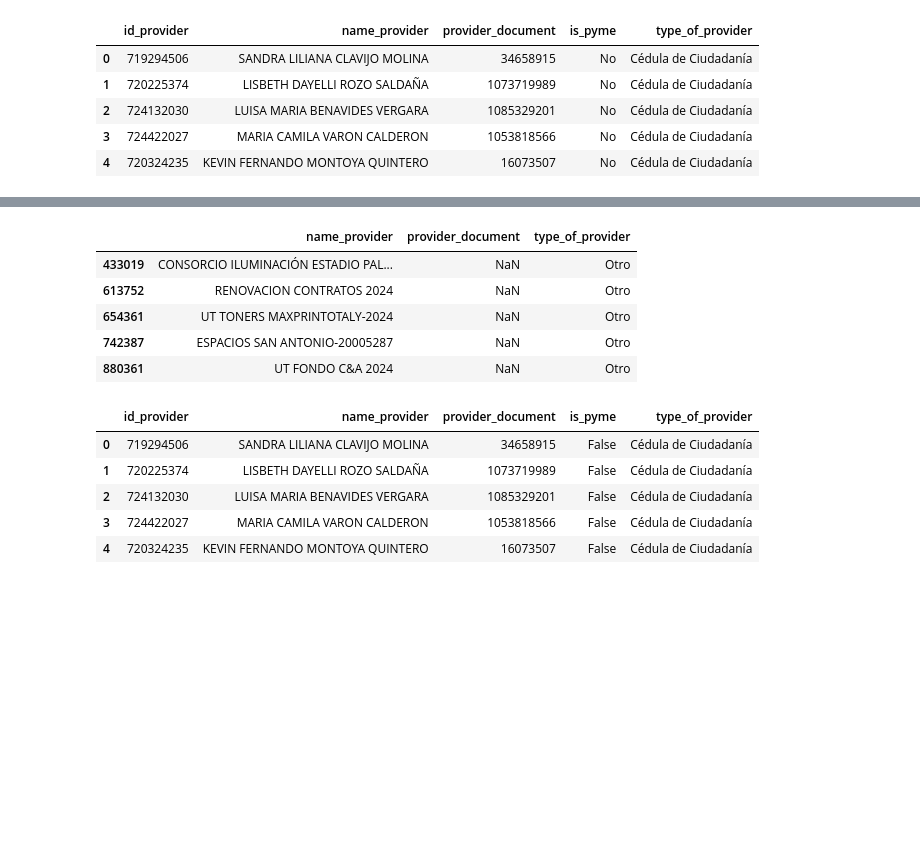
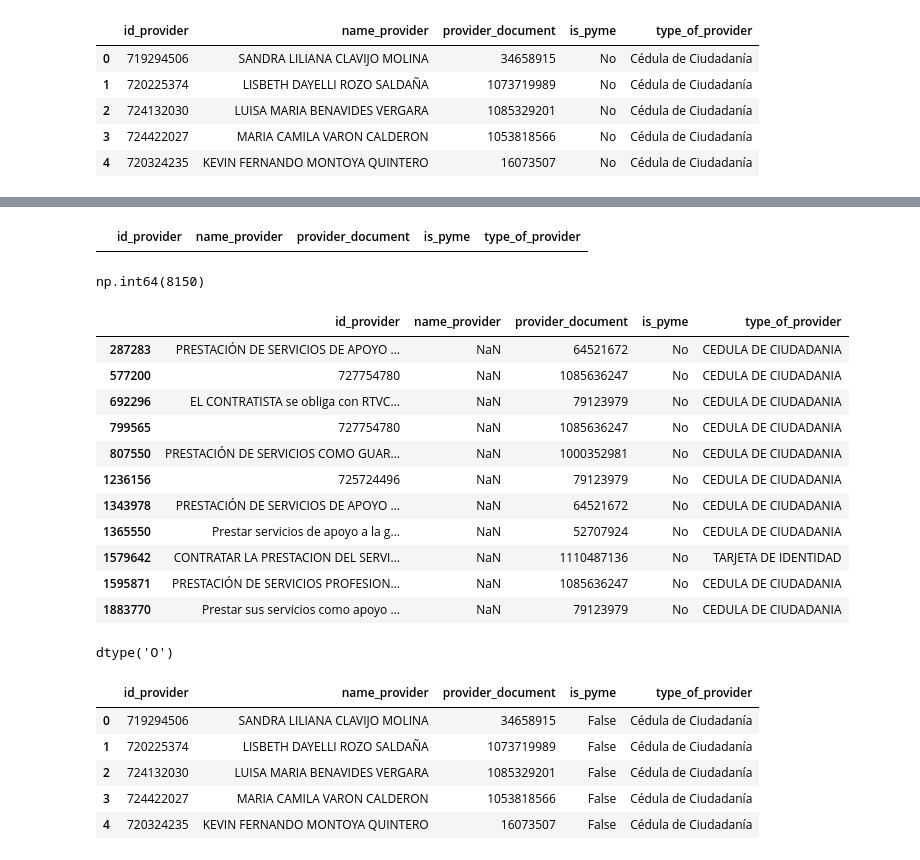
Before and after one commit to bryanmg20/secop2-etl-pipeline, a Jupyter notebook: notebooks/exploration.ipynb, the cells around one changed output, grey strips where cells are left out. Saved outputs shown, nothing was run; the diff lists cells and outputs as text; code cells hidden in the pictures; blank space fills up the shorter version.

```diff
--- a/notebooks/exploration.ipynb
+++ b/notebooks/exploration.ipynb
@@ -28,3 +25,3 @@ NameError: name 'df' is not defined
 # %%
-df = pd.read_csv('../data/raw/secop2_data_2024.csv')
+df = pd.read_csv('../data/raw/secop2_data_2024-2025.csv')
 # %%
@@ -110,3 +111,25 @@ Suspendido         816
 Cancelado            6
 Borrador             2
 Name: count, dtype: int64
+# %%
+def remove_accents(text):
+    if isinstance(text, str):
+        return unicodedata.normalize('NFKD', text).encode('ascii', 'ignore').decode('utf-8')
+    return text
+
+def clean_text(series):
+    return series.apply(remove_accents).str.upper().str.strip('*/+-.,;:()[] ')
+
+df['ciudad'] = clean_text(df['ciudad'])
+df['departamento'] = clean_text(df['departamento'])
+
+df['nombre_entidad'] = clean_text(df['nombre_entidad'])
+df['sector'] = clean_text(df['sector'])
+df['rama'] = clean_text(df['rama'])
+df['orden'] = clean_text(df['orden'])
+
+df['estado_contrato'] = clean_text(df['estado_contrato'])
+df['tipo_de_contrato'] = clean_text(df['tipo_de_contrato'])
+
+df['tipodocproveedor'] = clean_text(df['tipodocproveedor'])
+df['proveedor_adjudicado'] = clean_text(df['proveedor_adjudicado'])
@@ -251,12 +427,30 @@ provider['provider_document'].isnull().sum()
+# %%
+provider.loc[provider['id_provider'] == 729420026, ['id_provider','name_provider','provider_document','is_pyme','type_of_provider']]
+# %% [output]
+|  | id_provider | name_provider | provider_document | is_pyme | type_of_provider |
+# %%
+provider['provider_document'].isnull().sum()
+# %% [output]
+np.int64(8150)
 # %%
-provider.loc[provider['provider_document'].isnull(), ['name_provider', 'provider_document', 'type_of_provider']]
+provider.loc[provider['name_provider'].isnull(), :]
 # %% [output]
-|  | name_provider | provider_document | type_of_provider |
-| 433019 | CONSORCIO ILUMINACIÓN ESTADIO PAL... | NaN | Otro |
-| 613752 | RENOVACION CONTRATOS 2024 | NaN | Otro |
-| 654361 | UT TONERS MAXPRINTOTALY-2024 | NaN | Otro |
-| 742387 | ESPACIOS SAN ANTONIO-20005287 | NaN | Otro |
-| 880361 | UT FONDO C&A 2024 | NaN | Otro |
+|  | id_provider | name_provider | provider_document | is_pyme | type_of_provider |
+| 287283 | PRESTACIÓN DE SERVICIOS DE APOYO ... | NaN | 64521672 | No | CEDULA DE CIUDADANIA |
+| 577200 | 727754780 | NaN | 1085636247 | No | CEDULA DE CIUDADANIA |
+| 692296 | EL CONTRATISTA se obliga con RTVC... | NaN | 79123979 | No | CEDULA DE CIUDADANIA |
+| 799565 | 727754780 | NaN | 1085636247 | No | CEDULA DE CIUDADANIA |
+| 807550 | PRESTACIÓN DE SERVICIOS COMO GUAR... | NaN | 1000352981 | No | CEDULA DE CIUDADANIA |
+| 1236156 | 725724496 | NaN | 79123979 | No | CEDULA DE CIUDADANIA |
+| 1343978 | PRESTACIÓN DE SERVICIOS DE APOYO ... | NaN | 64521672 | No | CEDULA DE CIUDADANIA |
+| 1365550 | Prestar servicios de apoyo a la g... | NaN | 52707924 | No | CEDULA DE CIUDADANIA |
+| 1579642 | CONTRATAR LA PRESTACION DEL SERVI... | NaN | 1110487136 | No | TARJETA DE IDENTIDAD |
+| 1595871 | PRESTACIÓN DE SERVICIOS PROFESION... | NaN | 1085636247 | No | CEDULA DE CIUDADANIA |
+| 1883770 | Prestar sus servicios como apoyo ... | NaN | 79123979 | No | CEDULA DE CIUDADANIA |
+# %%
+provider['id_provider'].dtype
+# %% [output]
+dtype('O')
 # %%
 provider.loc[provider['is_pyme'] == 'Si','is_pyme'] = True
 provider.loc[provider['is_pyme'] == 'No', 'is_pyme'] = False
```
Also changed, not shown: parts of 40 cells of this notebook, 1 other file.
